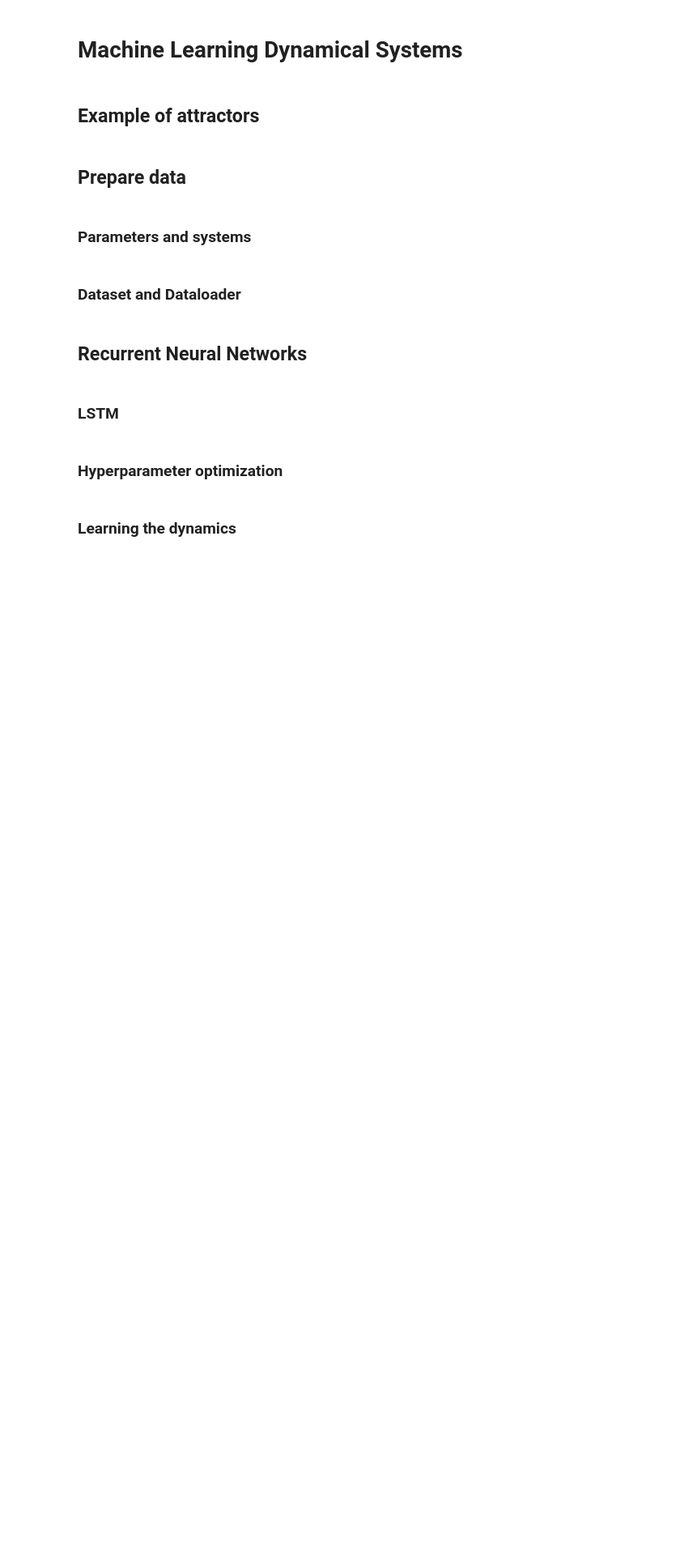
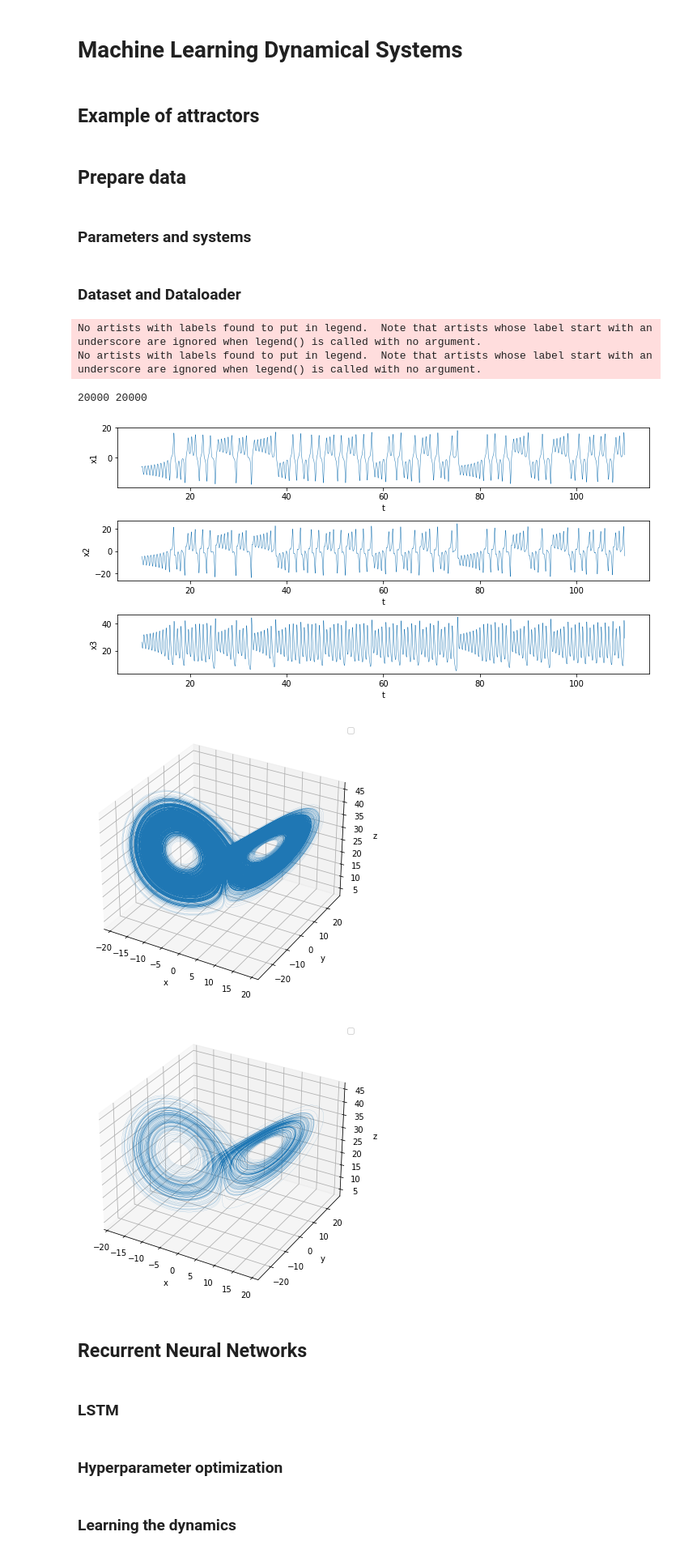
Before and after one commit to lupoalberto98/Physical-Informed-Dynamical-Systems, a Jupyter notebook: src/main.ipynb, the cells around one changed output. Shown at 81% size. Saved outputs shown, nothing was run; the diff lists cells and outputs as text; code cells hidden in the pictures; blank space fills up the shorter version.

```diff
--- a/src/main.ipynb
+++ b/src/main.ipynb
@@ -290,7 +290,7 @@ fig = plot_2dPhaseDiagram(us_vp, us2, filename="images/phase_diagram_vanderPol.p
 ### Parameters and systems
 # %%
 ### Parameters
-dt = 0.002
+dt = 0.01
 train_steps = 100000
 val_steps = 20000
 test_steps = 20000
@@ -350,35 +351,42 @@ test_dataset, t_test = GenerateDynSystem(state0, true_system, dt, test_steps, di
 # %%
 ### Dataloaders
 batch_size = 20
-train_filename = "datasets/train_"+true_system.__class__.__name__+"_steps"+str(train_steps)+"_dt"+str(dt)+"_sigma"+str(sigma)+".pkl"
+train_filename = "datasets/train_"+true_system.__class__.__name__+"_steps"+str(train_steps)+"_dt"+str(dt)+"_sigma"+str(sigma)+".csv"
 
-train_states = DynSysDataset(train_filename, seq_len=seq_len, discard=discard, dt=dt, tau=1,convolution=convolution)
+train_states = DynSysDataset(train_filename, seq_len=seq_len, dt=dt, tau=1,convolution=convolution)
 t_train = train_states.time
 train_dataset = train_states.dataset
 train_dataloader = DataLoader(train_states, batch_size=batch_size, num_workers=0, shuffle=True)
 
-val_filename = "datasets/val_"+true_system.__class__.__name__+"_steps"+str(val_steps)+"_dt"+str(dt)+"_sigma"+str(sigma)+".pkl"
-val_states = DynSysDataset(train_filename, seq_len=seq_len, discard=discard, dt=dt, tau=1,convolution=convolution)
+val_filename = "datasets/val_"+true_system.__class__.__name__+"_steps"+str(val_steps)+"_dt"+str(dt)+"_sigma"+str(sigma)+".csv"
+val_states = DynSysDataset(train_filename, seq_len=seq_len, dt=dt, tau=1,convolution=convolution)
 t_val = val_states.time
 val_dataset = val_states.dataset
 val_dataloader = DataLoader(val_states, batch_size=batch_size, num_workers=0, shuffle=False)
 
-test_filename = "datasets/test_"+true_system.__class__.__name__+"_steps"+str(test_steps)+"_dt"+str(dt)+"_sigma"+str(sigma)+".pkl"
-test_states = DynSysDataset(test_filename, seq_len=seq_len, discard=discard, dt=dt, tau=1,convolution=convolution)
+test_filename = "datasets/test_"+true_system.__class__.__name__+"_steps"+str(test_steps)+"_dt"+str(dt)+"_sigma"+str(sigma)+".csv"
+test_states = DynSysDataset(test_filename, seq_len=seq_len, dt=dt, tau=1,convolution=convolution)
 t_test = test_states.time
 test_dataset = test_states.dataset
 test_dataloader = DataLoader(test_states, batch_size=batch_size, num_workers=0, shuffle=True)
 
 ### Plot dataset
 # Train dataset
 #rk4 = RK4(dt, true_system)
 #eul = Eul(dt, true_system)
 #train_dataset = eul(train_dataset)
 name_dyn_data = "images/dynamics_"+true_system.__class__.__name__+".png"
 name_train_attractor = "images/attractor_"+true_system.__class__.__name__+".png"
 name_test_attractor = "images/attractor_test_"+true_system.__class__.__name__+".png"
 train_dynamics = plot_trajectory(train_dataset, time=t_train, n_var=3, labels=["x","y","z"], filename = name_dyn_data, prediction_steps=10000)
 train_attractor = plot_3Dtrajectory(train_dataset, filename = name_train_attractor)
 test_attractor = plot_3Dtrajectory(test_dataset, filename = name_test_attractor)
 print(test_dataset.shape[0], t_test.shape[0])
+# %% [output]
+No artists with labels found to put in legend.  Note that artists whose label start with an underscore are ignored when legend() is called with no argument.
+No artists with labels found to put in legend.  Note that artists whose label start with an underscore are ignored when legend() is called with no argument.
+20000 20000
+[figure, added]
+[figure, added]
+[figure, added]
 # %%
```
Also changed, not shown: parts of 14 cells of this notebook, 5 other files.
